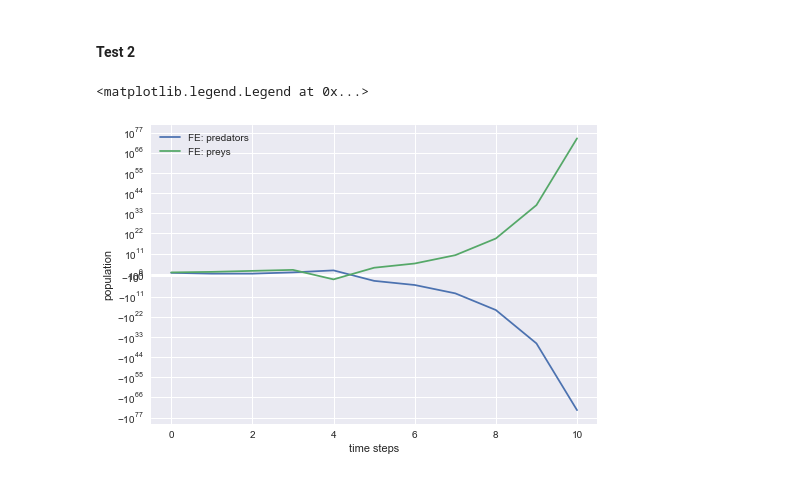
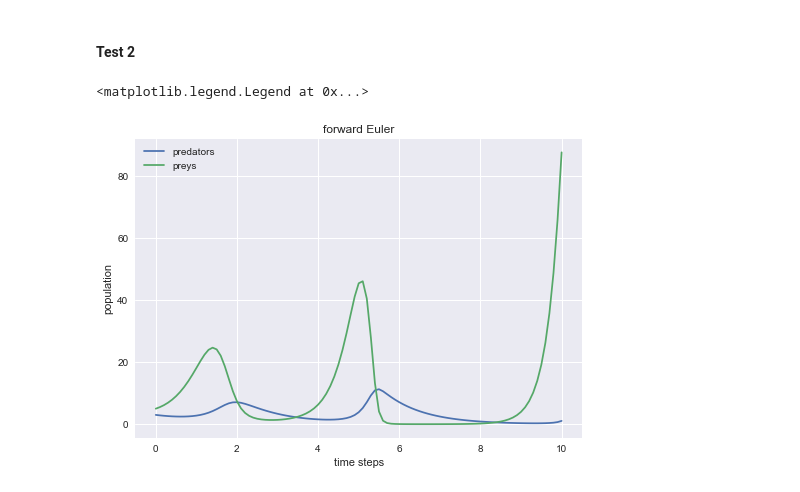
Before and after one commit to maxstollmayer/NuMeDiffG, a Jupyter notebook: Aufgabenblatt 3/Aufgabenblatt 3 Lösung.ipynb, the cells around one changed output. Drawn from its saved outputs; the diff is of its cells as text; code cells hidden in the pictures.

```diff
--- a/Aufgabenblatt 3/Aufgabenblatt 3 Lösung.ipynb
+++ b/Aufgabenblatt 3/Aufgabenblatt 3 Lösung.ipynb
@@ -219,17 +207,17 @@ def f2(y, t):
 y2_0 = np.array([3, 5])
 t2_0 = 0
 t2_N = 10
-N2 = 10
+N2 = 100
 # %%
 t2_fe, y2_fe = forward_euler(f2, y2_0, t2_0, t2_N, N2)
 
-plt.plot(t2_fe, y2_fe[:, 0], label="FE: predators")
-plt.plot(t2_fe, y2_fe[:, 1], label="FE: preys")
+plt.plot(t2_fe, y2_fe[:, 0], label="predators")
+plt.plot(t2_fe, y2_fe[:, 1], label="preys")
+plt.title("forward Euler")
 plt.xlabel("time steps")
 plt.ylabel("population")
-plt.yscale("symlog")
 plt.legend()
 # %% [output]
 <matplotlib.legend.Legend at 0x...>
-[figure, old version]
+[figure, new version]
 # %%
```
Also changed, not shown: parts of 7 cells of this notebook.
